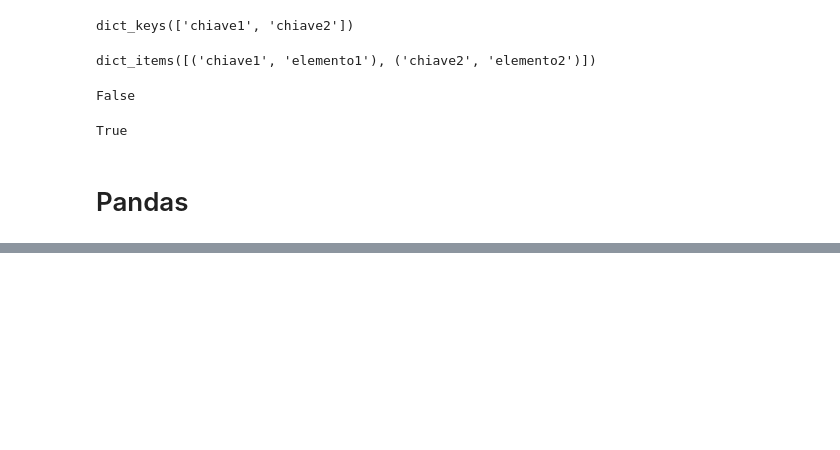
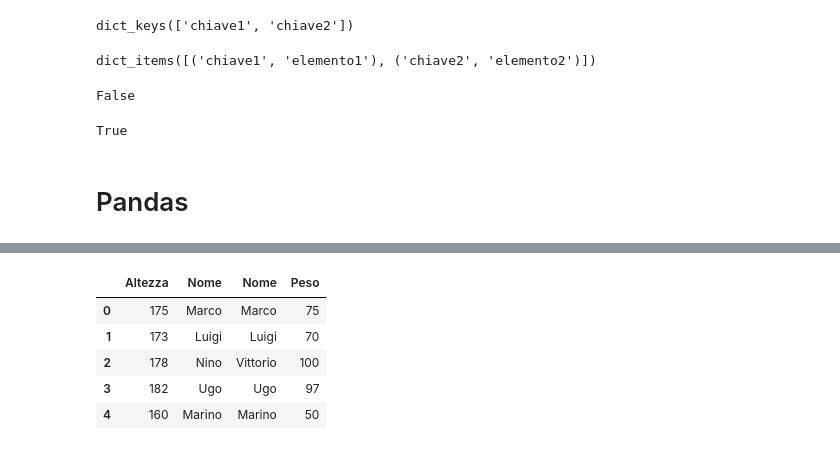
Before and after one commit to scarsellifi/open-notebook-science, a Jupyter notebook: Python e Pandas - Operazioni base.ipynb, the cells around one changed output, grey strips where cells are left out. Saved outputs shown, nothing was run; the diff lists cells and outputs as text; code cells hidden in the pictures; blank space fills up the shorter version.

```diff
--- a/Python e Pandas - Operazioni base.ipynb
+++ b/Python e Pandas - Operazioni base.ipynb
@@ -511,0 +598,12 @@ df
+# %%
+#concatenazione orizzonate
+pd.concat([altezze, pesi], axis = 1)
+
+## i dati sono disallineati
+# %% [output]
+|  | Altezza | Nome | Nome | Peso |
+| 0 | 175 | Marco | Marco | 75 |
+| 1 | 173 | Luigi | Luigi | 70 |
+| 2 | 178 | Nino | Vittorio | 100 |
+| 3 | 182 | Ugo | Ugo | 97 |
+| 4 | 160 | Marino | Marino | 50 |
```
Also changed, not shown: parts of 28 cells of this notebook.
